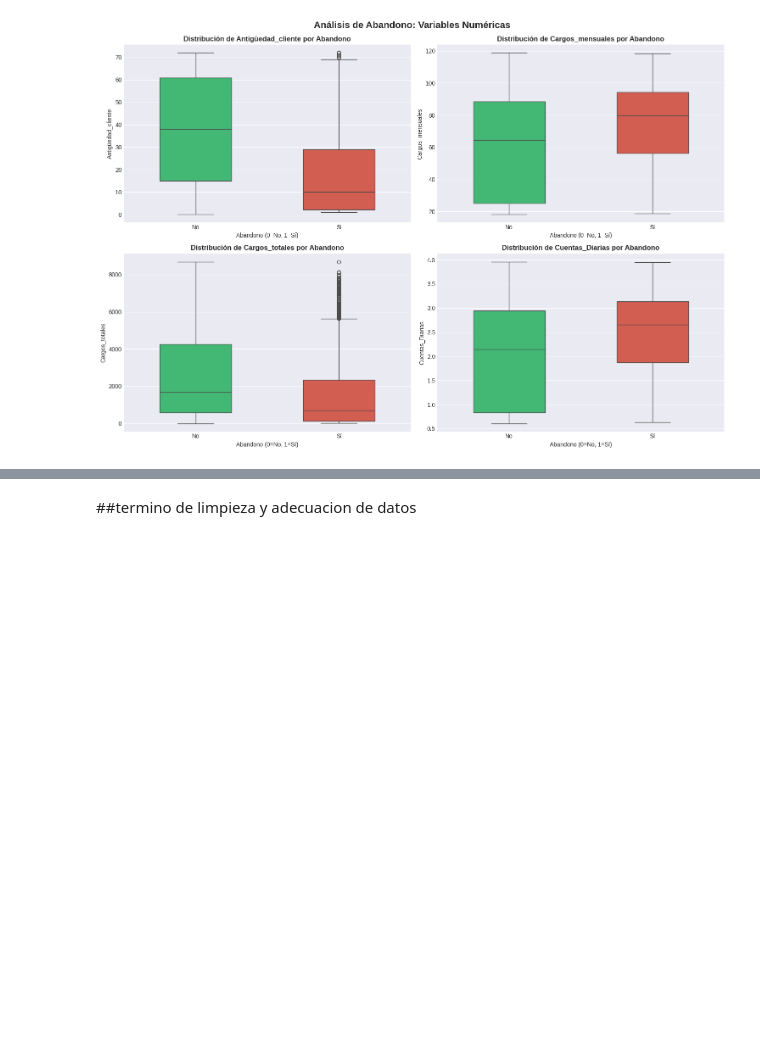
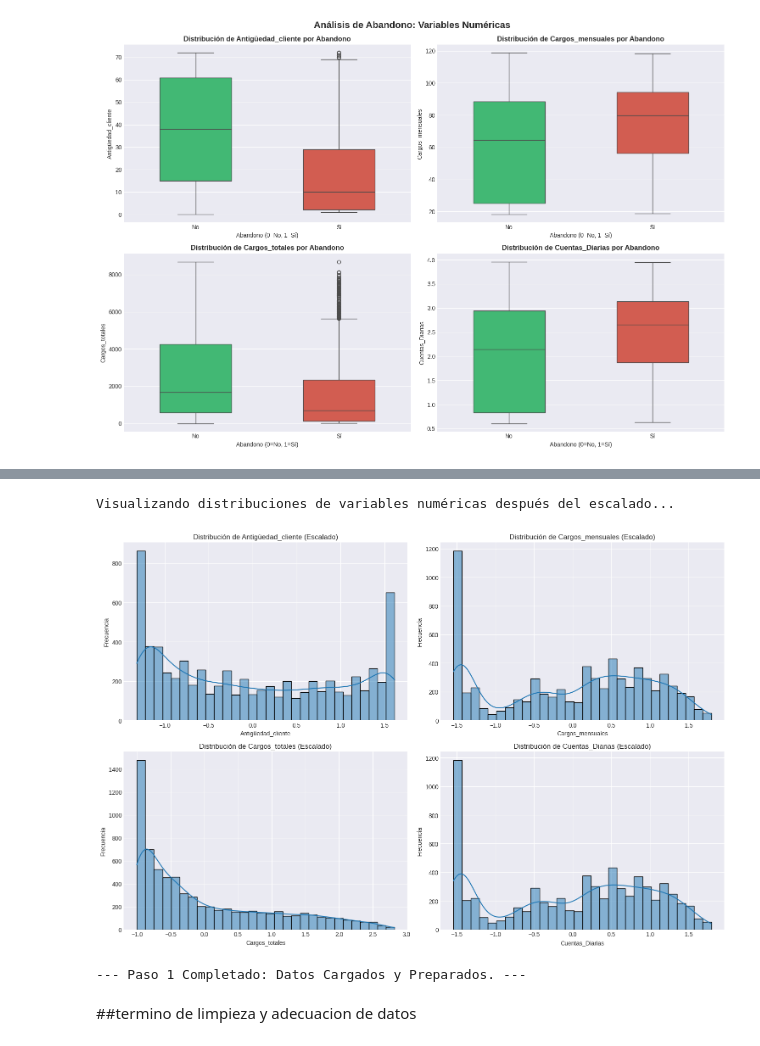
Before and after one commit to Brianbrowncoopman/telecom_X_2, a Jupyter notebook: Telecom_X_2.ipynb, the cells around one changed output, grey strips where cells are left out. Saved outputs shown, nothing was run; the diff lists cells and outputs as text; code cells hidden in the pictures; blank space fills up the shorter version.

```diff
--- a/Telecom_X_2.ipynb
+++ b/Telecom_X_2.ipynb
@@ -567,0 +715,13 @@ plt.show()
+# %%
+from sklearn.compose import ColumnTransformer
+from sklearn.preprocessing import StandardScaler, OneHotEncoder
+
+# Aplicar transformaciones usando ColumnTransformer para Preprocessing
+# Creamos un preprocesador que escala las numéricas y aplica one-hot a las categóricas
+preprocessor = ColumnTransformer(
+    transformers=[
+        ('num', StandardScaler(), numerical_cols),
+        ('cat', OneHotEncoder(handle_unknown='ignore'), categorical_cols)
+    ],
+    remainder='passthrough' # Mantiene otras columnas (como las binarias 0/1 ya procesadas)
+)
@@ -567,0 +736,13 @@ plt.show()
+# %%
+X_processed = preprocessor.fit_transform(X)
+# %%
+# Obtener los nombres de las columnas después de OneHotEncoder
+feature_names = preprocessor.get_feature_names_out()
+X_processed_df = pd.DataFrame(X_processed, columns=feature_names)
+# %%
+# Renombrar columnas para mayor claridad (ej: 'cat__Género_cliente_Female' -> 'Género_cliente_Female')
+X_processed_df.columns = [col.replace('num__', '').replace('cat__', '') for col in X_processed_df.columns]
+
+print("\nPrimeras 5 filas del DataFrame procesado (X_processed_df):")
+print(X_processed_df.head().to_markdown(index=False, numalign="left", stralign="left"))
+print("\nDimensiones del DataFrame procesado:", X_processed_df.shape)
@@ -568,3 +760,21 @@ plt.show()
+# %%
+# Graficar distribuciones de las variables numéricas después del escalado
+print("\nVisualizando distribuciones de variables numéricas después del escalado...")
+plt.figure(figsize=(15, 10))
+for i, col in enumerate(numerical_cols):
+    plt.subplot(2, 2, i + 1)
+    sns.histplot(X_processed_df[col], kde=True, bins=30)
+    plt.title(f'Distribución de {col} (Escalado)')
+    plt.xlabel(col)
+    plt.ylabel('Frecuencia')
+plt.tight_layout()
+plt.show()
+
+print("\n--- Paso 1 Completado: Datos Cargados y Preparados. ---")
+# %% [output]
+Visualizando distribuciones de variables numéricas después del escalado...
+[figure, added]
+--- Paso 1 Completado: Datos Cargados y Preparados. ---
 # %% [markdown]
 ##termino de limpieza y adecuacion de datos
 # %% [markdown]
```
Also changed, not shown: parts of 54 cells of this notebook.
